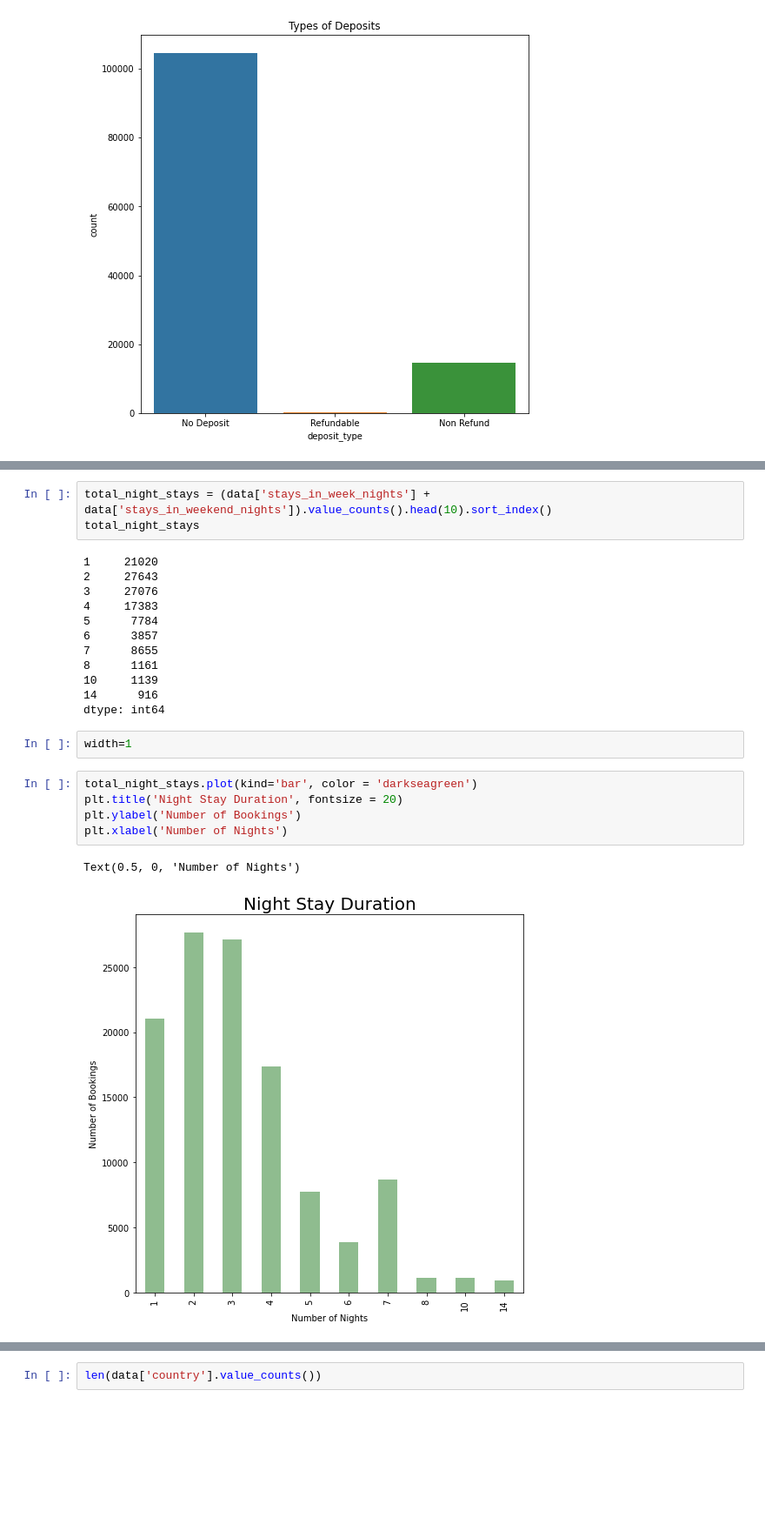
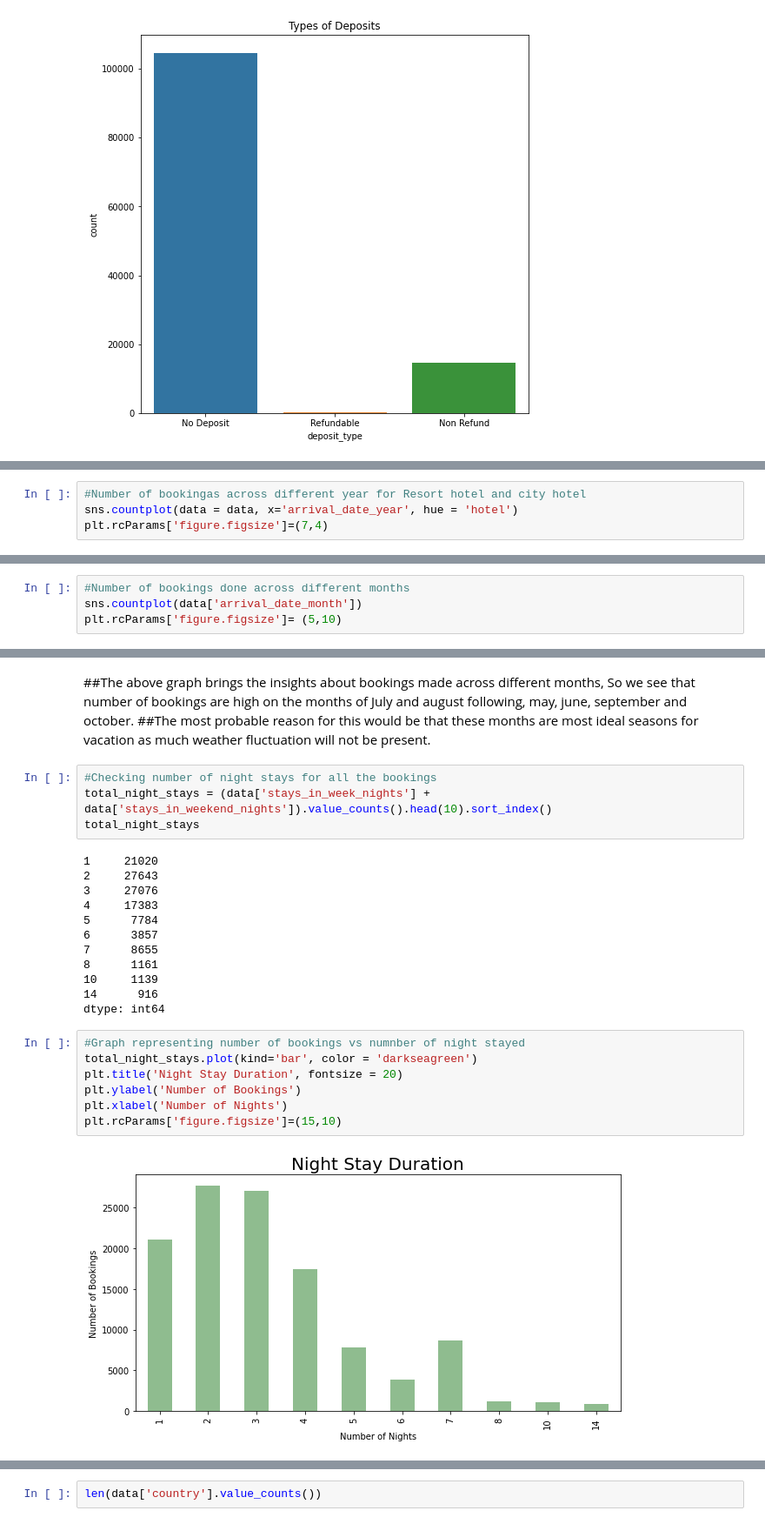
Before and after one commit to ShreedarshM/Hotel-Booking-Analysis, a Jupyter notebook: Hotel_booking_analysis_capstone_project.ipynb, the cells around one changed output, grey strips where cells are left out. Shown at 87% size. Saved outputs shown, nothing was run; the diff lists cells and outputs as text; blank space fills up the shorter version.

```diff
--- a/Hotel_booking_analysis_capstone_project.ipynb
+++ b/Hotel_booking_analysis_capstone_project.ipynb
@@ -245,0 +239,4 @@ sns.countplot(data['arrival_date_month'])
+# %%
+#Number of bookingas across different year for Resort hotel and city hotel
+sns.countplot(data = data, x='arrival_date_year', hue = 'hotel')
+plt.rcParams['figure.figsize']=(7,4)
@@ -245,0 +249,4 @@ sns.countplot(data['arrival_date_month'])
+# %%
+#Number of bookings done across different months
+sns.countplot(data['arrival_date_month'])
+plt.rcParams['figure.figsize']= (5,10)
@@ -246,4 +255,8 @@ sns.countplot(data['arrival_date_month'])
+# %% [markdown]
+##The above graph brings the insights about bookings made across different months, So we see that number of bookings are high on the months of July and august following, may, june, september and october.
+##The most probable reason for this would be that these months are most ideal seasons for vacation as much weather fluctuation will not be present.
 # %%
+#Checking number of night stays for all the bookings
 total_night_stays = (data['stays_in_week_nights'] + data['stays_in_weekend_nights']).value_counts().head(10).sort_index()
 total_night_stays
 # %% [output]
@@ -258,13 +271,12 @@ total_night_stays
 10     1139
 14      916
 dtype: int64
-# %%
-width=1
 # %%
+#Graph representing number of bookings vs numnber of night stayed
 total_night_stays.plot(kind='bar', color = 'darkseagreen')
 plt.title('Night Stay Duration', fontsize = 20)
 plt.ylabel('Number of Bookings')
 plt.xlabel('Number of Nights')
+plt.rcParams['figure.figsize']=(15,10)
 # %% [output]
-Text(0.5, 0, 'Number of Nights')
-[figure, old version]
+[figure, new version]
```
Also changed, not shown: parts of 24 cells of this notebook.
